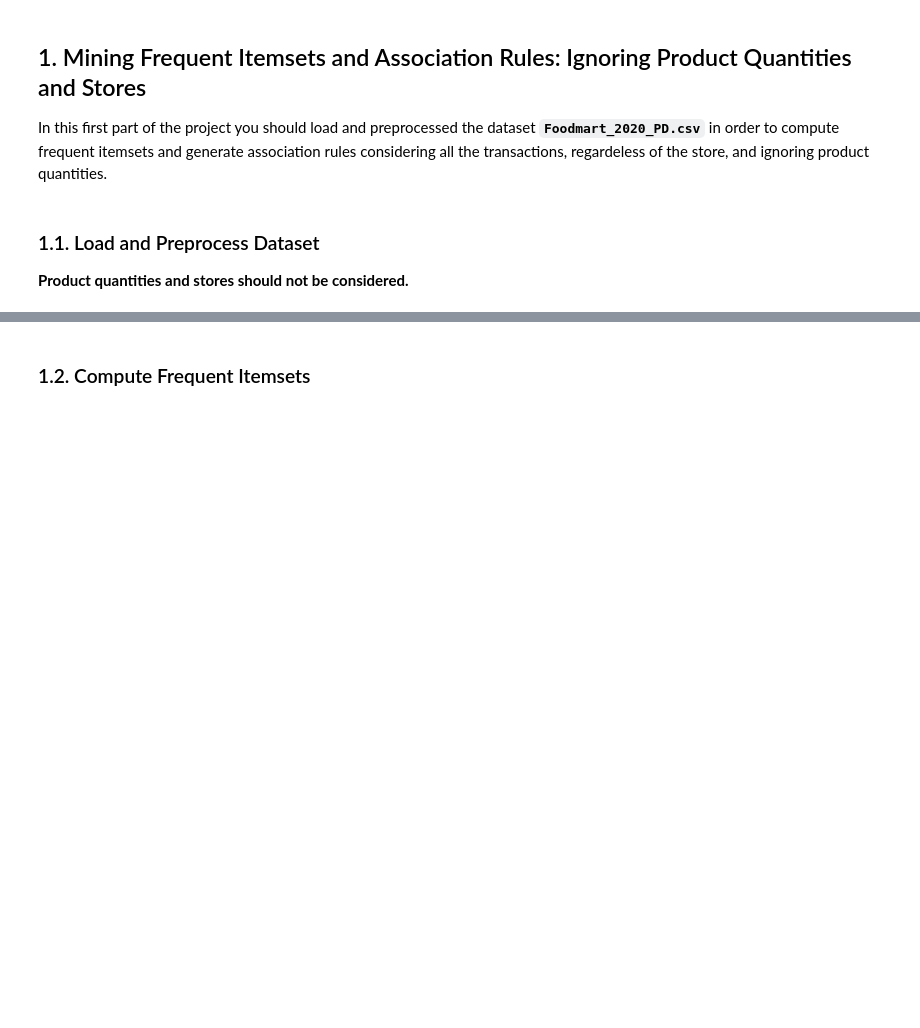
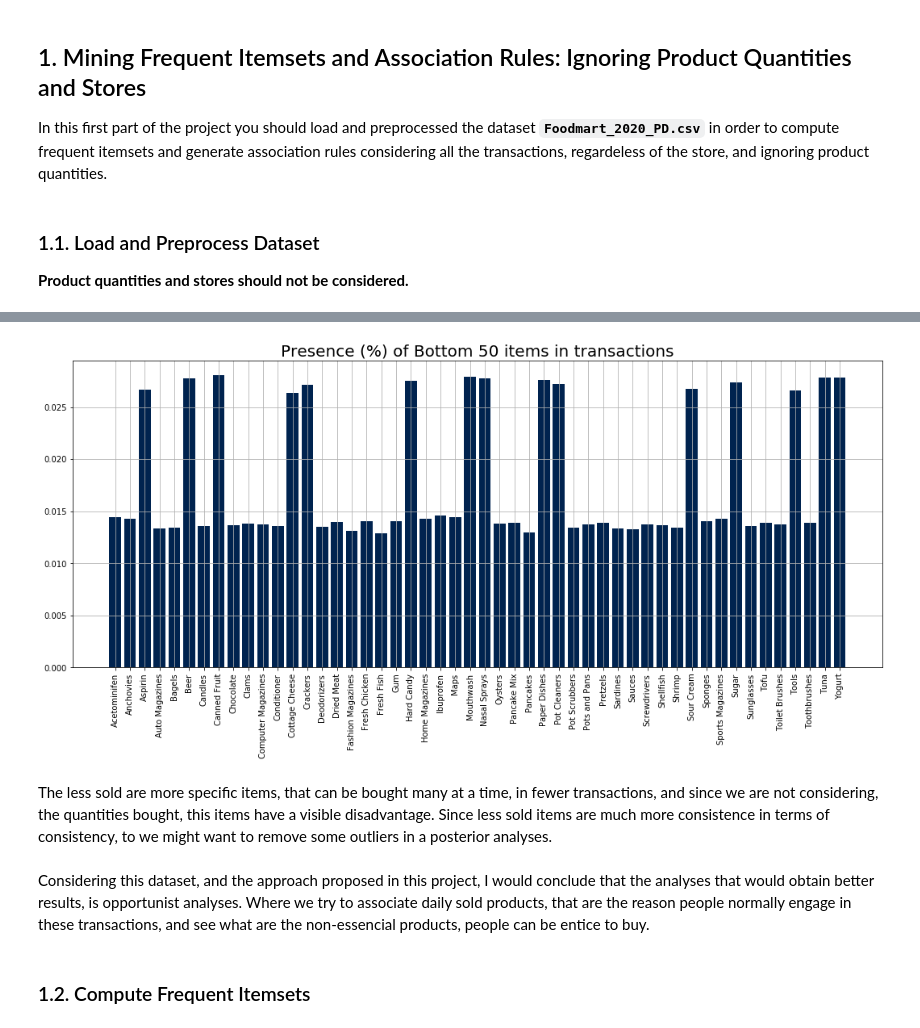
Before and after one commit to PedroCotovio/PD_1_Pattern_Mining, a Jupyter notebook: PD_201920_Project.ipynb, the cells around one changed output, grey strips where cells are left out. Cells and saved outputs as stored; diff of their text form; code cells hidden in the pictures; blank space fills up the shorter version.

```diff
--- a/PD_201920_Project.ipynb
+++ b/PD_201920_Project.ipynb
@@ -69,3 +121,17 @@ apriori(df=test.dataset, use_colnames=True)
+# %%
+plt.rcParams['figure.figsize'] = (18, 7)
+color = plt.cm.cividis(1)
+plt.bar(list(bottom.keys()), list(bottom.values()), color=color)
+plt.title('Presence (%) of Bottom {} items in transactions'.format(N), fontsize = 20)
+plt.xticks(rotation = 90 )
+plt.grid()
+plt.show()
+# %% [output]
+[figure, added]
+# %% [markdown]
+The less sold are more specific items, that can be bought many at a time, in fewer transactions, and since we are not considering, the quantities bought, this items have a visible disadvantage. Since less sold items are much more consistence in terms of consistency, to we might want to remove some outliers in a posterior analyses.
+# %% [markdown]
+Considering this dataset, and the approach proposed in this project, I would conclude that the analyses that would obtain better results, is opportunist analyses. Where we try to associate daily sold products, that are the reason people normally engage in these transactions, and see what are the non-essencial products, people can be entice to buy.
 # %% [markdown]
 ### 1.2. Compute Frequent Itemsets
 # %% [markdown]
```
Also changed, not shown: parts of 40 cells of this notebook, 3 other files.
